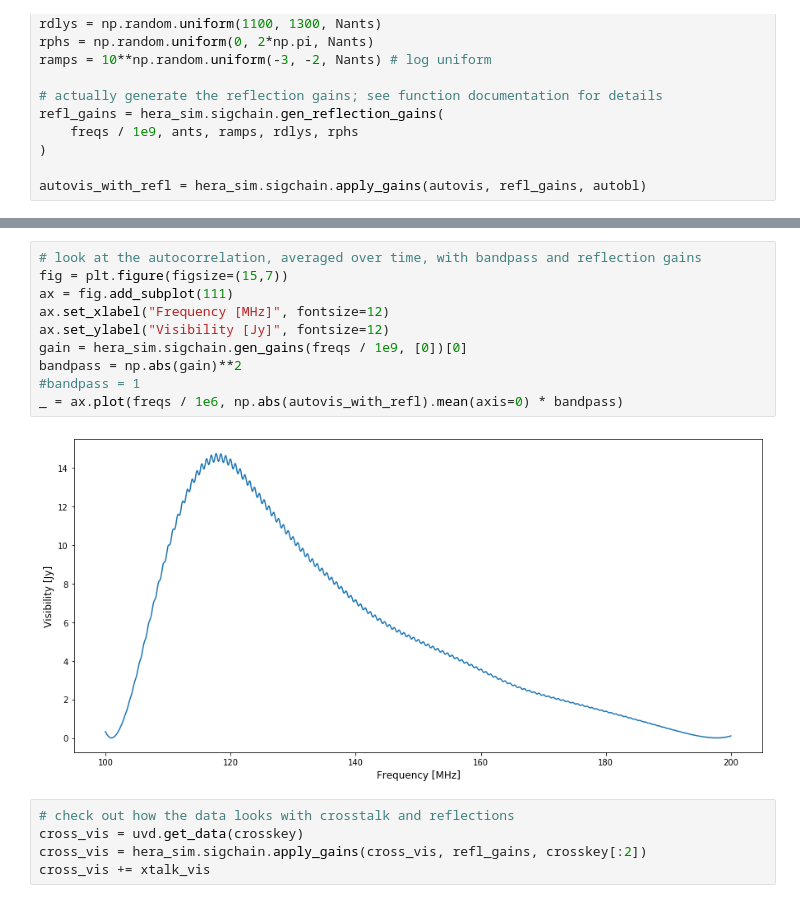
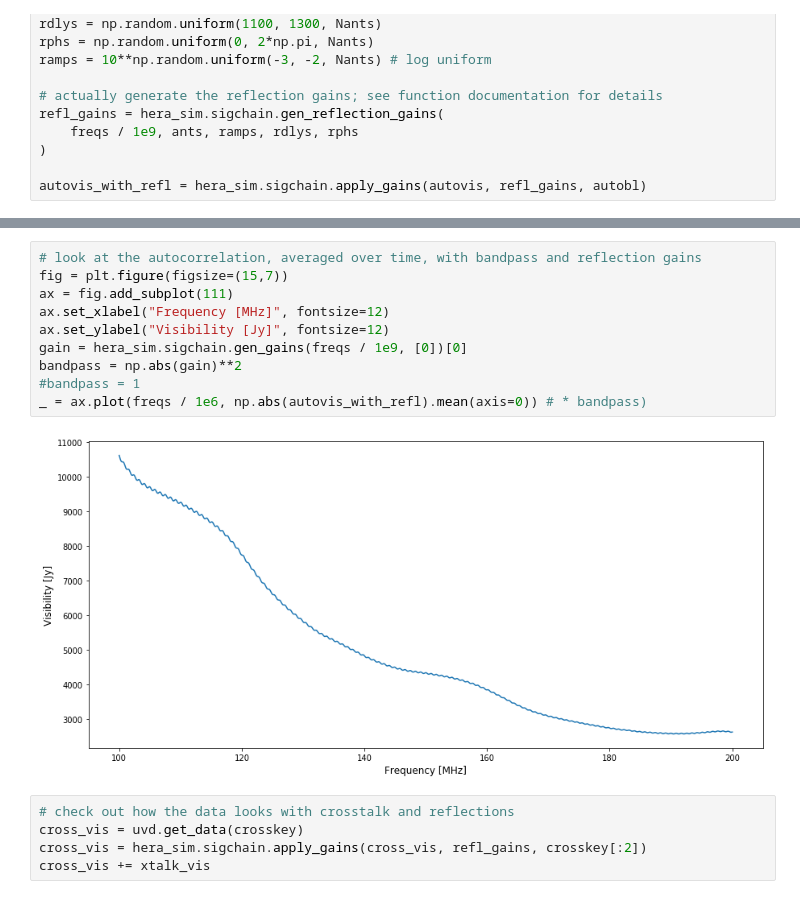
Before and after one commit to HERA-Team/hera-validation, a Jupyter notebook: test-series/3/test-3.2.0.ipynb, the cells around one changed output, grey strips where cells are left out. Drawn from its saved outputs; the diff is of its cells as text.

```diff
--- a/test-series/3/test-3.2.0.ipynb
+++ b/test-series/3/test-3.2.0.ipynb
@@ -569,15 +559,15 @@ fig.tight_layout()
 # %%
 # look at the autocorrelation, averaged over time, with bandpass and reflection gains
 fig = plt.figure(figsize=(15,7))
 ax = fig.add_subplot(111)
 ax.set_xlabel("Frequency [MHz]", fontsize=12)
 ax.set_ylabel("Visibility [Jy]", fontsize=12)
 gain = hera_sim.sigchain.gen_gains(freqs / 1e9, [0])[0]
 bandpass = np.abs(gain)**2
 #bandpass = 1
-_ = ax.plot(freqs / 1e6, np.abs(autovis_with_refl).mean(axis=0) * bandpass)
+_ = ax.plot(freqs / 1e6, np.abs(autovis_with_refl).mean(axis=0)) # * bandpass)
 # %% [output]
-[figure, old version]
+[figure, new version]
 # %%
 # check out how the data looks with crosstalk and reflections
 cross_vis = uvd.get_data(crosskey)
```
Also changed, not shown: parts of 19 cells of this notebook.
